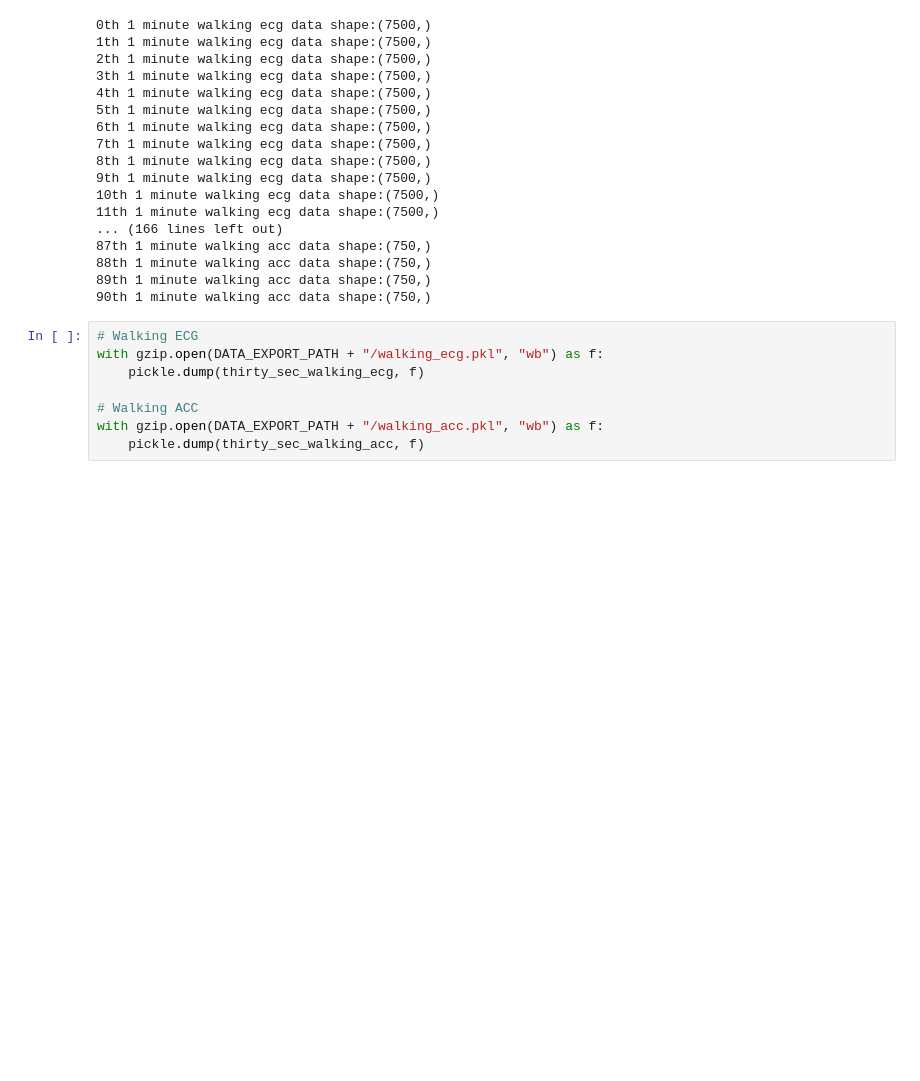
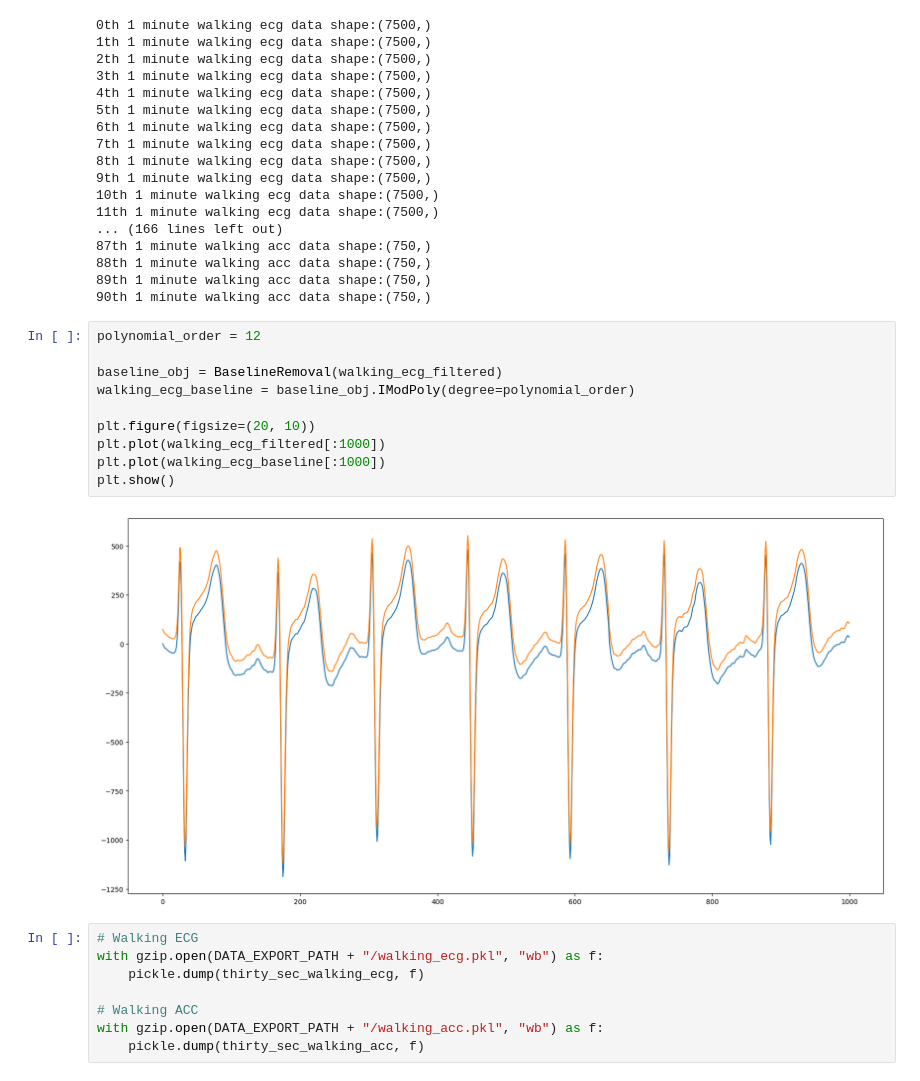
Before and after one commit to insung3511/ecg-estimate-walk, a Jupyter notebook: ecg_30sec.ipynb, the cells around one changed output. Drawn from its saved outputs; the diff is of its cells as text; blank space fills up the shorter version.

```diff
--- a/ecg_30sec.ipynb
+++ b/ecg_30sec.ipynb
@@ -93,6 +94,18 @@ for idx in range(len(thirty_sec_walking_acc)):
 88th 1 minute walking acc data shape:(750,)
 89th 1 minute walking acc data shape:(750,)
 90th 1 minute walking acc data shape:(750,)
+# %%
+polynomial_order = 12
+
+baseline_obj = BaselineRemoval(walking_ecg_filtered)
+walking_ecg_baseline = baseline_obj.IModPoly(degree=polynomial_order)
+
+plt.figure(figsize=(20, 10))
+plt.plot(walking_ecg_filtered[:1000])
+plt.plot(walking_ecg_baseline[:1000])
+plt.show()
+# %% [output]
+[figure, added]
 # %%
 # Walking ECG
 with gzip.open(DATA_EXPORT_PATH + "/walking_ecg.pkl", "wb") as f:
```
Also changed, not shown: parts of 2 cells of this notebook, 6 other files.
